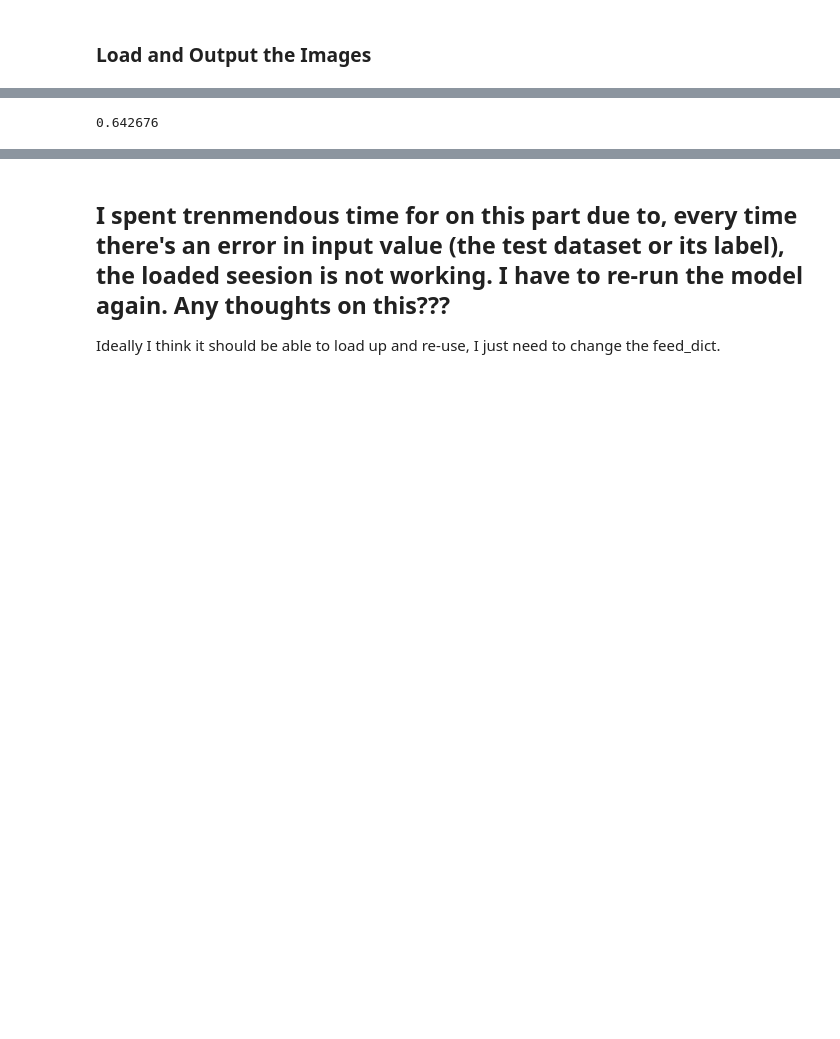
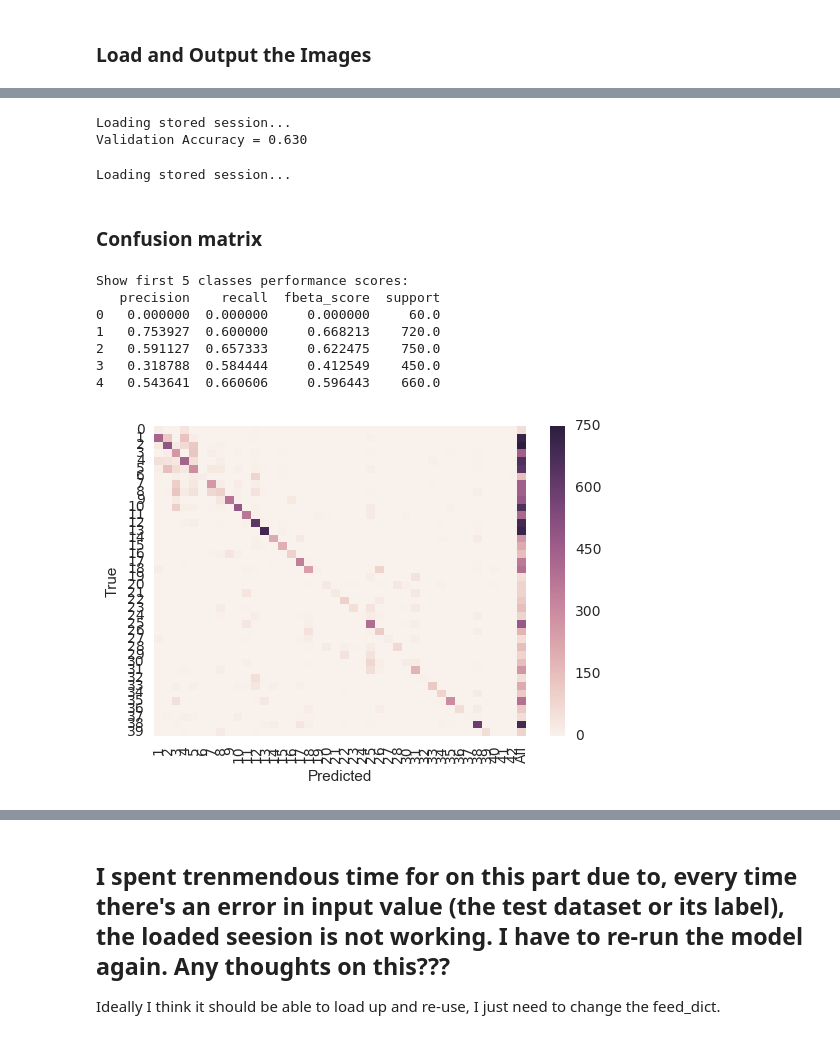
Before and after one commit to shadowind/TrafficSignClassificationCNN, a Jupyter notebook: Traffic_Sign_Classifier.ipynb, the cells around one changed output, grey strips where cells are left out. Drawn from its saved outputs; the diff is of its cells as text; code cells hidden in the pictures; blank space fills up the shorter version.

```diff
--- a/Traffic_Sign_Classifier.ipynb
+++ b/Traffic_Sign_Classifier.ipynb
@@ -538,12 +653,7 @@ trim_imgs_test = [trim_resize_image(img, size, coords) for img, size, coords in
 
 ### Call function trim_imgs(defined above in section "Self defined functions"), cut the image to be in coords and
 # Resize it to 32 by 32
-#
+
+trim_imgs_test = [trim_resize_image(img, size, coords) for img, size, coords in zip(X_test, size_test, coords_test)]
 X_gray_test = [cv2.cvtColor(i, cv2.COLOR_RGB2GRAY).reshape((32,32,1)) for i in trim_imgs_test]
-sess = tf.Session()
-new_saver = tf.train.import_meta_graph('lenet.meta')
-new_saver.restore(sess, tf.train.latest_checkpoint('./'))
-#training_accuracy = evaluate(X_gray_test, y_test)
-
-#saver.restore(sess, tf.train.latest_checkpoint('.'))
-test_accuracy = sess.run(accuracy_operation, feed_dict={x: X_gray_test, y:  y_test})
+scale_test = [scale_image(img) for img in X_gray_test]
@@ -555,4 +660,62 @@ Caused by op 'Equal', defined at:
-# %%
-print(test_accuracy)
-# %% [output]
-0.642676
+# %%
+# new_saver = tf.train.import_meta_graph('lenet.meta')
+# new_saver.restore(sess, tf.train.latest_checkpoint('./'))
+#training_accuracy = evaluate(X_gray_test, y_test)
+with tf.Session() as sess:
+
+    #saver.restore(sess,save_file)
+    print('Loading stored session...')
+    new_saver = tf.train.import_meta_graph('lenet.meta')
+    new_saver.restore(sess, tf.train.latest_checkpoint('./'))
+
+    validation_accuracy = evaluate(scale_test[0:100], y_test[0:100])
+    print("Validation Accuracy = {:.3f}".format(validation_accuracy))
+
+#test_accuracy_new = sess.run(accuracy_operation, feed_dict={x: X_gray_test, y:  y_test})
+#print(test_accuracy_new)
+
+# 3 Epochs acc is 0.872526
+# 20 epochs using default lenet is 0.905463
+# 10 epochs using modified lenet is 0.935
+# %% [output]
+Loading stored session...
+Validation Accuracy = 0.630
+# %%
+with tf.Session() as sess:
+
+    #saver.restore(sess,save_file)
+    print('Loading stored session...')
+    new_saver = tf.train.import_meta_graph('lenet.meta')
+    new_saver.restore(sess, tf.train.latest_checkpoint('./'))
+    pred = tf.argmax(logits, 1)
+    prediction = sess.run(pred, feed_dict={x: scale_test, y: y_test, keep_prob:1})
+# %% [output]
+Loading stored session...
+# %% [markdown]
+### Confusion matrix
+# %%
+import pandas as pd
+from sklearn.metrics import precision_recall_fscore_support as score
+import seaborn as sns
+
+
+confusion_table = pd.crosstab(y_test , prediction, rownames=['True'], colnames=['Predicted'], margins=True)
+#print(confusion_table[0:41][0:42])
+
+# Plot heat map for the confusion matrix
+sns.heatmap(confusion_table[0:40][0:40])
+
+
+evaluation = score(y_true =y_test, y_pred =prediction, labels = range(43))
+evaluation2  = pd.DataFrame(np.transpose(evaluation), columns=['precision','recall', 'fbeta_score', 'support'])
+print('Show first 5 classes performance scores:')
+print(evaluation2[:][0:5])
+# %% [output]
+Show first 5 classes performance scores:
+   precision    recall  fbeta_score  support
+0   0.000000  0.000000     0.000000     60.0
+1   0.753927  0.600000     0.668213    720.0
+2   0.591127  0.657333     0.622475    750.0
+3   0.318788  0.584444     0.412549    450.0
+4   0.543641  0.660606     0.596443    660.0
+[figure, added]
```
Also changed, not shown: parts of 25 cells of this notebook, 1 other file.
